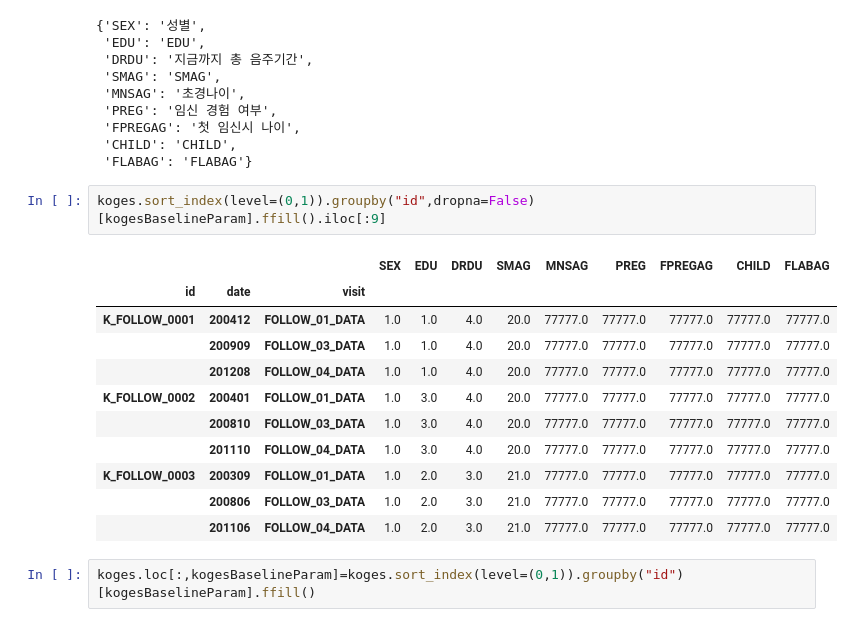
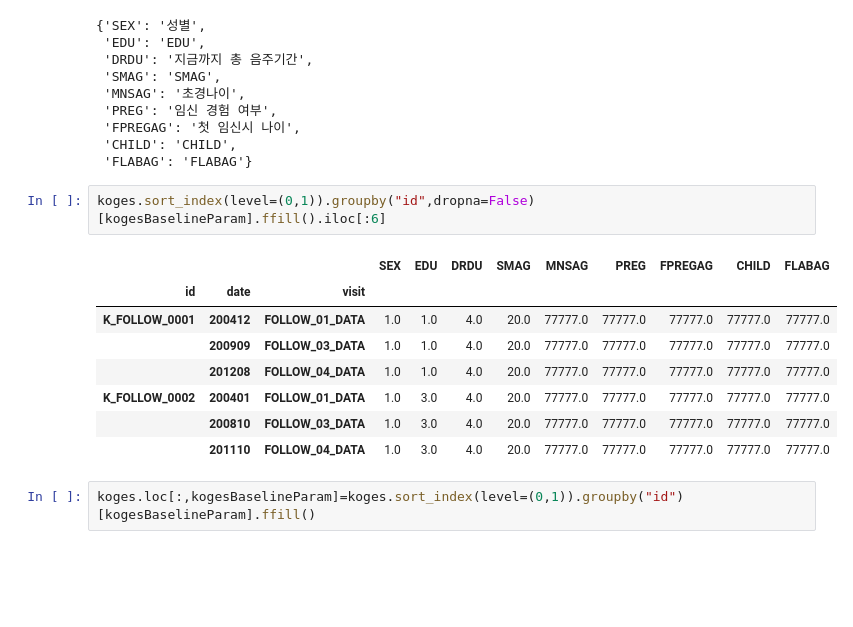
Before and after one commit to beeseosil/nih.go.kr, a Jupyter notebook: koges/qwer.ipynb, the cells around one changed output. Cells and saved outputs as stored; diff of their text form; blank space fills up the shorter version.

```diff
--- a/koges/qwer.ipynb
+++ b/koges/qwer.ipynb
@@ -211,19 +211,16 @@ dict(zip(
  'CHILD': 'CHILD',
  'FLABAG': 'FLABAG'}
 # %%
-koges.sort_index(level=(0,1)).groupby("id",dropna=False)[kogesBaselineParam].ffill().iloc[:9]
+koges.sort_index(level=(0,1)).groupby("id",dropna=False)[kogesBaselineParam].ffill().iloc[:6]
 # %% [output]
 |  |  |  | SEX | EDU | DRDU | SMAG | MNSAG | PREG | FPREGAG | CHILD | FLABAG |
 | id | date | visit |  |  |  |  |  |  |  |  |  |
 | K_FOLLOW_0001 | 200412 | FOLLOW_01_DATA | 1.0 | 1.0 | 4.0 | 20.0 | 77777.0 | 77777.0 | 77777.0 | 77777.0 | 77777.0 |
 |  | 200909 | FOLLOW_03_DATA | 1.0 | 1.0 | 4.0 | 20.0 | 77777.0 | 77777.0 | 77777.0 | 77777.0 | 77777.0 |
 |  | 201208 | FOLLOW_04_DATA | 1.0 | 1.0 | 4.0 | 20.0 | 77777.0 | 77777.0 | 77777.0 | 77777.0 | 77777.0 |
 | K_FOLLOW_0002 | 200401 | FOLLOW_01_DATA | 1.0 | 3.0 | 4.0 | 20.0 | 77777.0 | 77777.0 | 77777.0 | 77777.0 | 77777.0 |
 |  | 200810 | FOLLOW_03_DATA | 1.0 | 3.0 | 4.0 | 20.0 | 77777.0 | 77777.0 | 77777.0 | 77777.0 | 77777.0 |
 |  | 201110 | FOLLOW_04_DATA | 1.0 | 3.0 | 4.0 | 20.0 | 77777.0 | 77777.0 | 77777.0 | 77777.0 | 77777.0 |
-| K_FOLLOW_0003 | 200309 | FOLLOW_01_DATA | 1.0 | 2.0 | 3.0 | 21.0 | 77777.0 | 77777.0 | 77777.0 | 77777.0 | 77777.0 |
-|  | 200806 | FOLLOW_03_DATA | 1.0 | 2.0 | 3.0 | 21.0 | 77777.0 | 77777.0 | 77777.0 | 77777.0 | 77777.0 |
-|  | 201106 | FOLLOW_04_DATA | 1.0 | 2.0 | 3.0 | 21.0 | 77777.0 | 77777.0 | 77777.0 | 77777.0 | 77777.0 |
 # %%
 koges.loc[:,kogesBaselineParam]=koges.sort_index(level=(0,1)).groupby("id")[kogesBaselineParam].ffill()
 # %%
```
Also changed, not shown: parts of 27 cells of this notebook, 3 other files.
